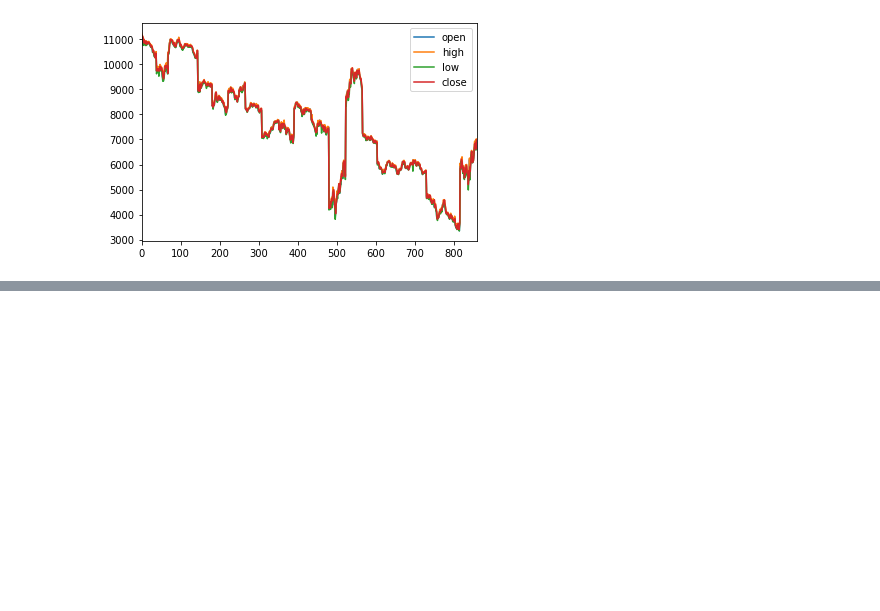
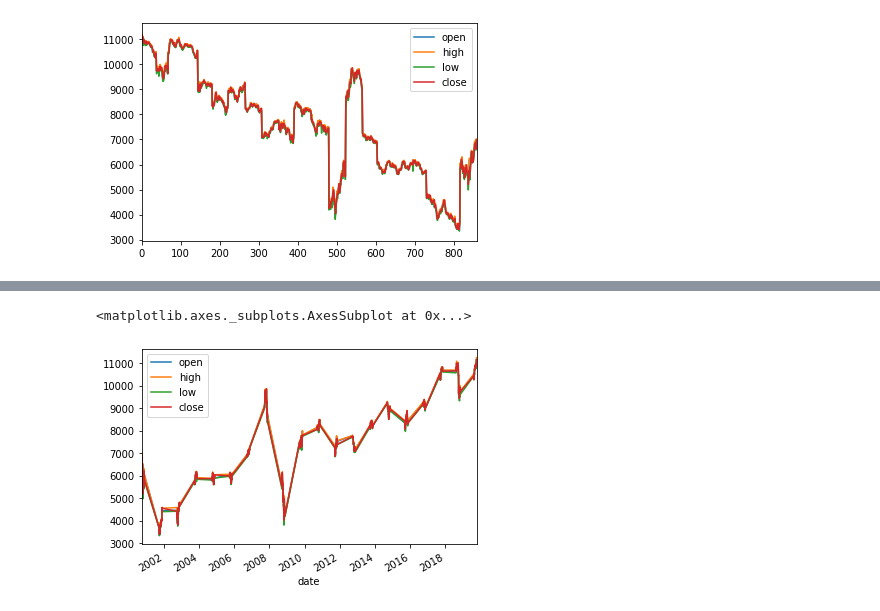
Before and after one commit to tewei0328/AI, a Jupyter notebook: stockprice.ipynb, the cells around one changed output, grey strips where cells are left out. Drawn from its saved outputs; the diff is of its cells as text; code cells hidden in the pictures; blank space fills up the shorter version.

```diff
--- a/stockprice.ipynb
+++ b/stockprice.ipynb
@@ -30,3 +30,5 @@ df.plot()
 # %% [output]
 <matplotlib.axes._subplots.AxesSubplot at 0x...>
 [figure]
+# %%
+df1=pd.read_csv('TX11_day.csv', index_col='date', parse_dates=['date'] )
@@ -32,0 +45,5 @@ df.plot()
+# %%
+df1.plot()
+# %% [output]
+<matplotlib.axes._subplots.AxesSubplot at 0x...>
+[figure, added]
```
Also changed, not shown: parts of 1 cell of this notebook.
